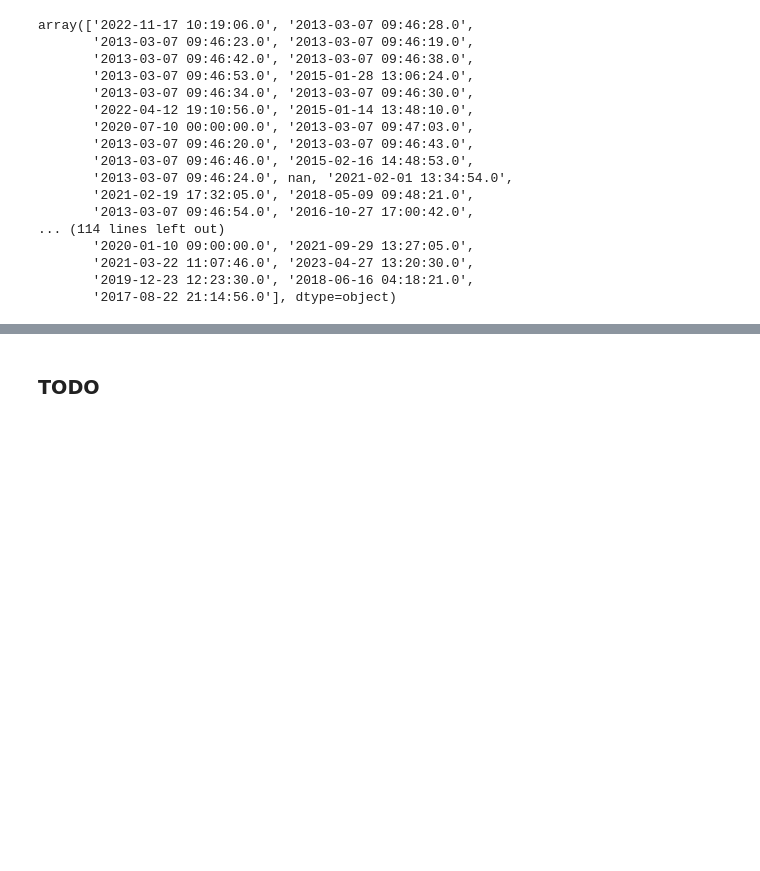
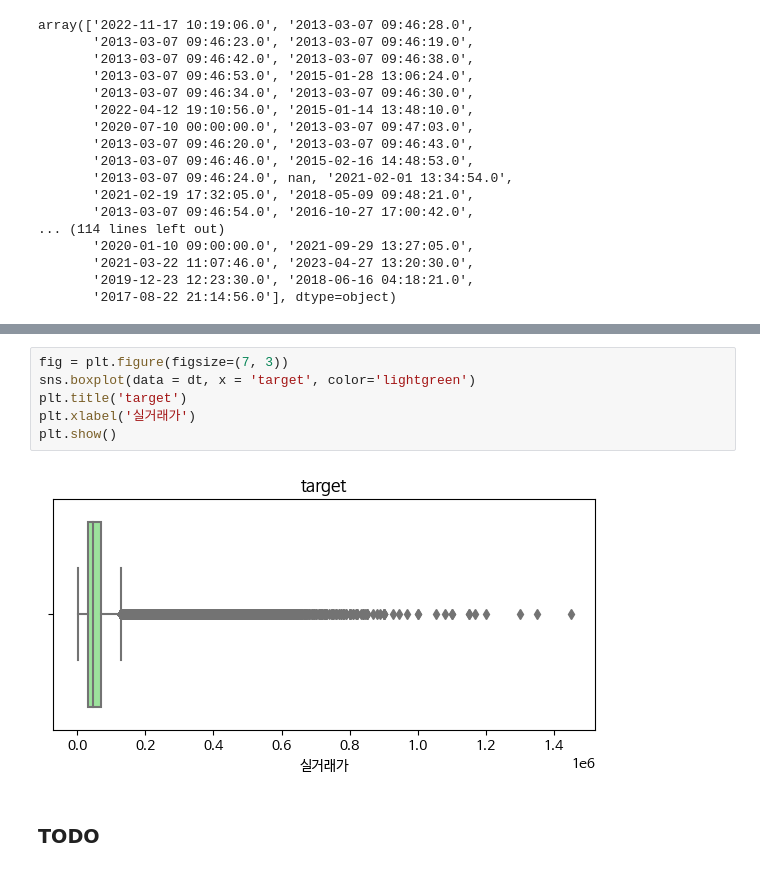
Before and after one commit to UpstageAILab3/upstage-ml-regression-ml5-pub, a Jupyter notebook: EDA.ipynb, the cells around one changed output, grey strips where cells are left out. Saved outputs shown, nothing was run; the diff lists cells and outputs as text; blank space fills up the shorter version.

```diff
--- a/EDA.ipynb
+++ b/EDA.ipynb
@@ -857,2 +941,10 @@ array(['2022-11-17 10:19:06.0', '2013-03-07 09:46:28.0',
+# %%
+fig = plt.figure(figsize=(7, 3))
+sns.boxplot(data = dt, x = 'target', color='lightgreen')
+plt.title('target')
+plt.xlabel('실거래가')
+plt.show()
+# %% [output]
+[figure, added]
 # %% [markdown]
 ### TODO
```
Also changed, not shown: parts of 8 cells of this notebook.
